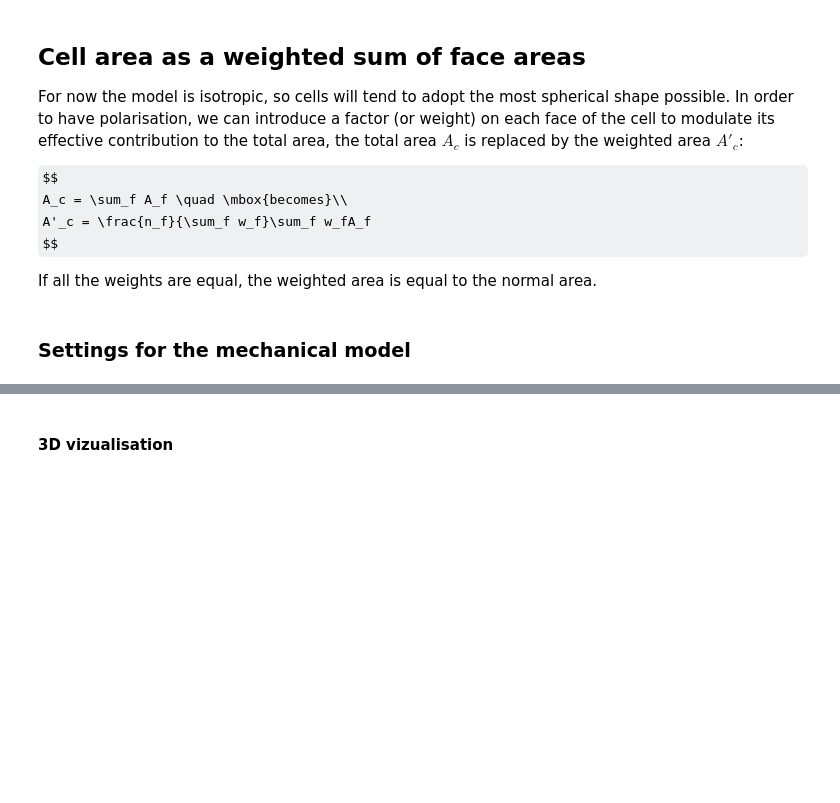
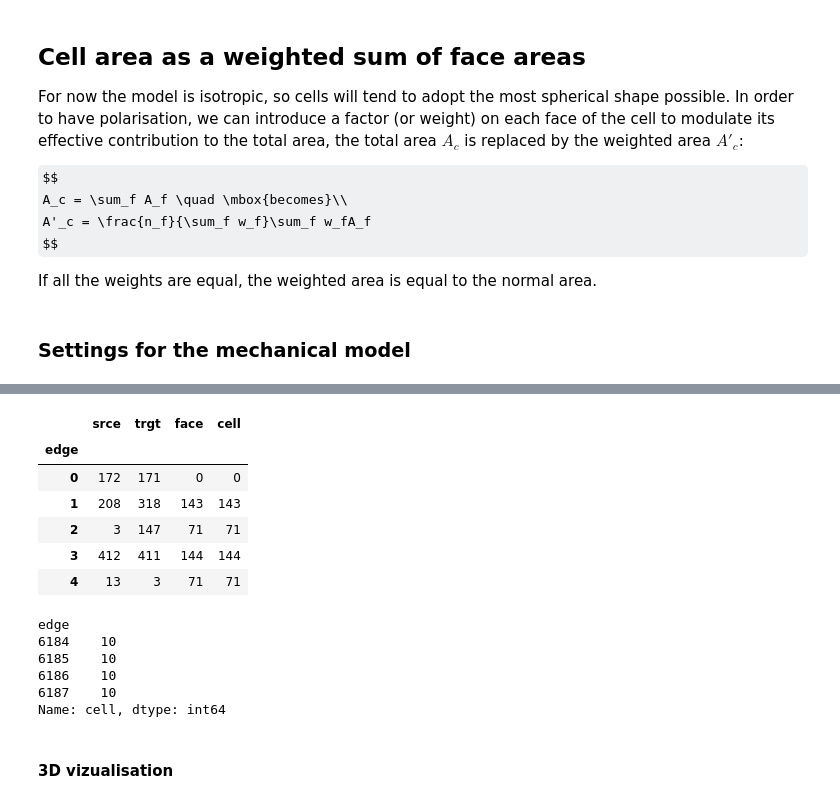
Before and after one commit to glyg/pyfollicle, a Jupyter notebook: notebooks/FollicleEllongation.ipynb, the cells around one changed output, grey strips where cells are left out. Saved outputs shown, nothing was run; the diff lists cells and outputs as text; code cells hidden in the pictures; some formulas as TeX source; blank space fills up the shorter version.

```diff
--- a/notebooks/FollicleEllongation.ipynb
+++ b/notebooks/FollicleEllongation.ipynb
@@ -130,3 +173,23 @@ print(follicle.settings)
+# %%
+follicle.edge_df[["srce", "trgt", "face", "cell"]].head()
+# %% [output]
+|  | srce | trgt | face | cell |
+| edge |  |  |  |  |
+| 0 | 172 | 171 | 0 | 0 |
+| 1 | 208 | 318 | 143 | 143 |
+| 2 | 3 | 147 | 71 | 71 |
+| 3 | 412 | 411 | 144 | 144 |
+| 4 | 13 | 3 | 71 | 71 |
+# %%
+face = 1336
+follicle.edge_df.loc[follicle.edge_df["face"]==face, 'cell']
+# %% [output]
+edge
+6184    10
+6185    10
+6186    10
+6187    10
+Name: cell, dtype: int64
 # %% [markdown]
 #### 3D vizualisation
 # %%
```
Also changed, not shown: parts of 20 cells of this notebook, 2 other files.
